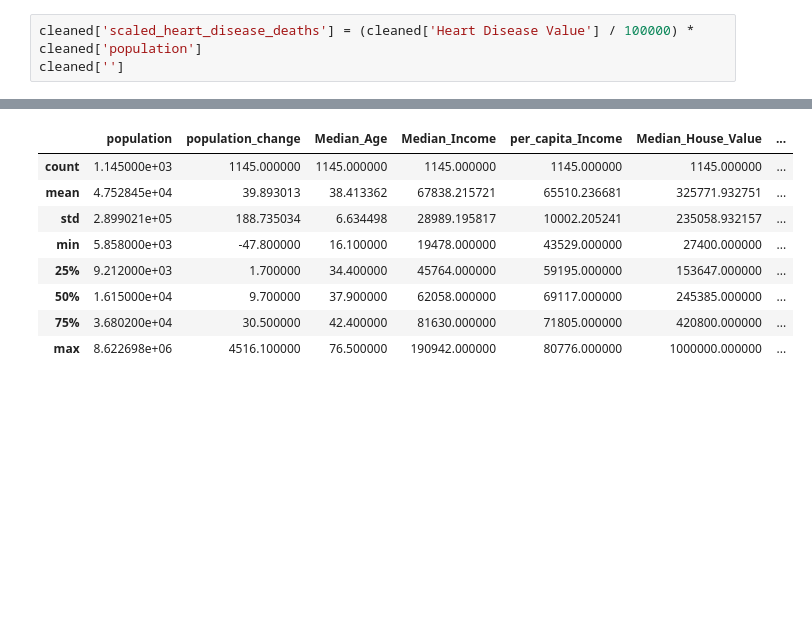
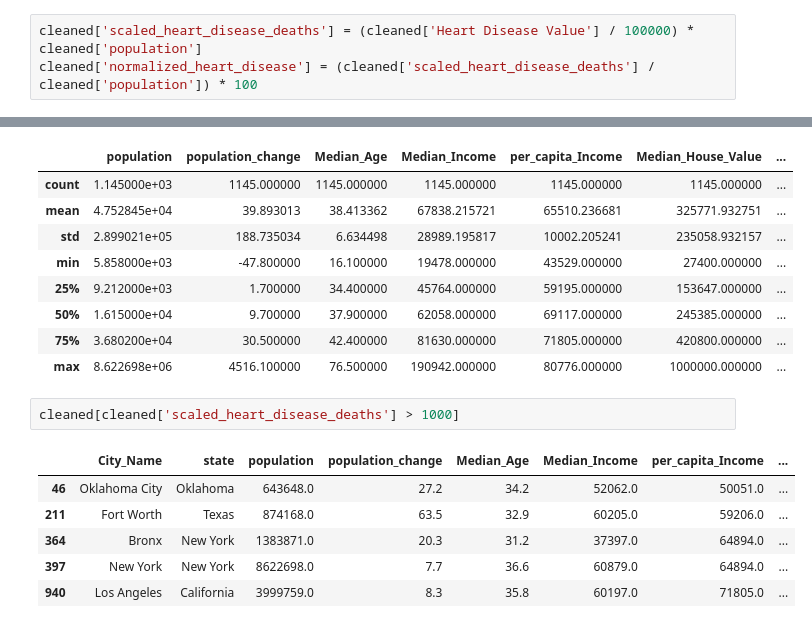
Before and after one commit to BloomTech-Labs/juxta-city-data-ds, a Jupyter notebook: heart_disease_data_split.ipynb, the cells around one changed output, grey strips where cells are left out. Saved outputs shown, nothing was run; the diff lists cells and outputs as text; blank space fills up the shorter version.

```diff
--- a/heart_disease_data_split.ipynb
+++ b/heart_disease_data_split.ipynb
@@ -164,7 +164,7 @@ cleaned['Heart Disease Value'][0]/r
 48460.0
 # %%
 cleaned['scaled_heart_disease_deaths'] = (cleaned['Heart Disease Value'] / 100000) * cleaned['population']
-cleaned['']
+cleaned['normalized_heart_disease'] = (cleaned['scaled_heart_disease_deaths'] / cleaned['population']) * 100
 # %%
 cleaned[:1]
 # %% [output]
@@ -190,3 +190,12 @@ cleaned.describe()
 | 50% | 1.615000e+04 | 9.700000 | 37.900000 | 62058.000000 | 69117.000000 | 245385.000000 | ... |
 | 75% | 3.680200e+04 | 30.500000 | 42.400000 | 81630.000000 | 71805.000000 | 420800.000000 | ... |
 | max | 8.622698e+06 | 4516.100000 | 76.500000 | 190942.000000 | 80776.000000 | 1000000.000000 | ... |
+# %%
+cleaned[cleaned['scaled_heart_disease_deaths'] > 1000]
+# %% [output]
+|  | City_Name | state | population | population_change | Median_Age | Median_Income | per_capita_Income | ... |
+| 46 | Oklahoma City | Oklahoma | 643648.0 | 27.2 | 34.2 | 52062.0 | 50051.0 | ... |
+| 211 | Fort Worth | Texas | 874168.0 | 63.5 | 32.9 | 60205.0 | 59206.0 | ... |
+| 364 | Bronx | New York | 1383871.0 | 20.3 | 31.2 | 37397.0 | 64894.0 | ... |
+| 397 | New York | New York | 8622698.0 | 7.7 | 36.6 | 60879.0 | 64894.0 | ... |
+| 940 | Los Angeles | California | 3999759.0 | 8.3 | 35.8 | 60197.0 | 71805.0 | ... |
```
Also changed, not shown: parts of 11 cells of this notebook, 7 other files.
